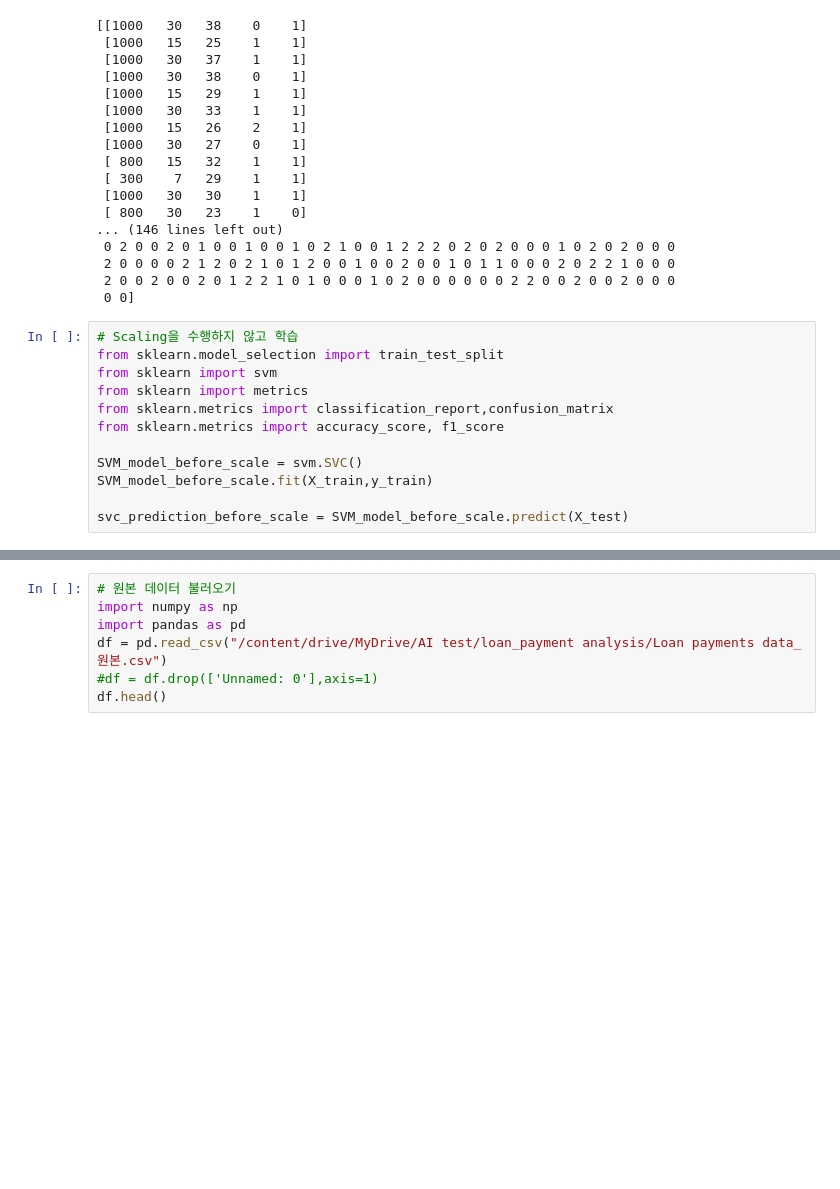
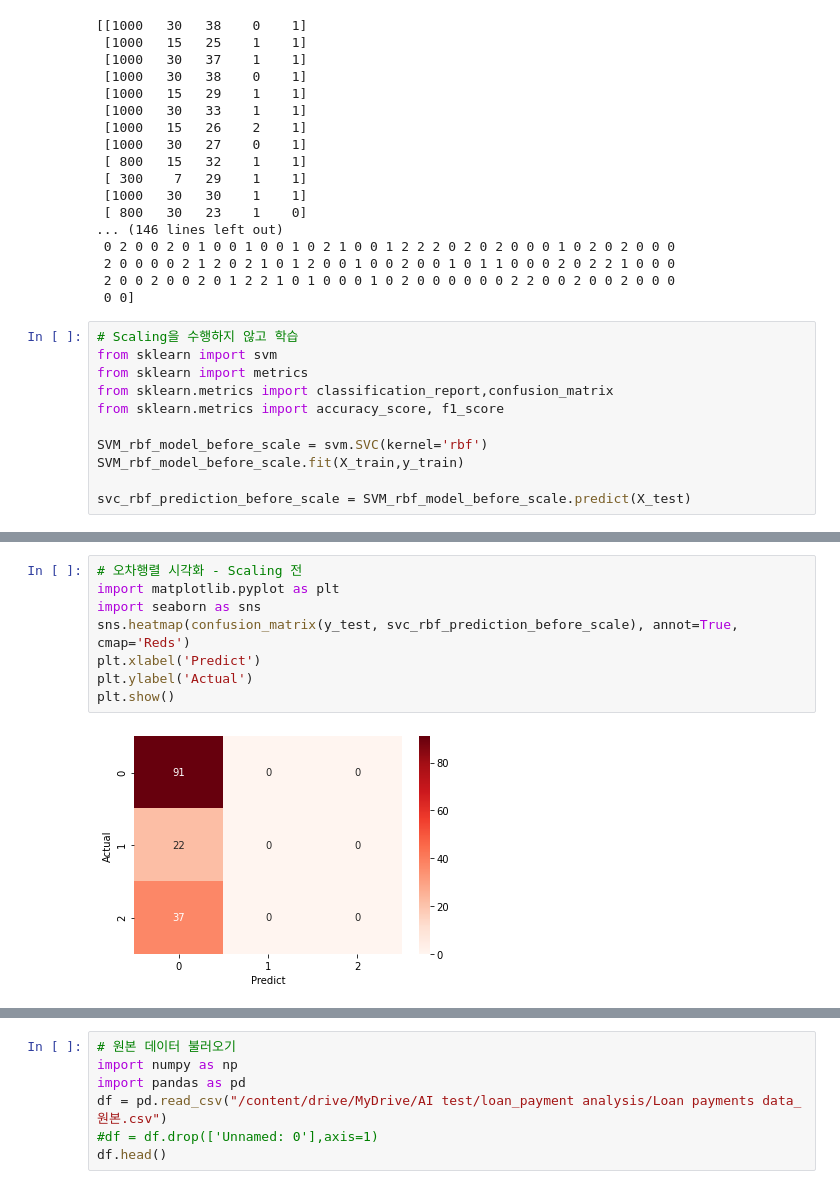
Before and after one commit to soeun727/AI-Project-Corona, a Jupyter notebook: Loan_Data_Classification_SVM.ipynb, the cells around one changed output, grey strips where cells are left out. Drawn from its saved outputs; the diff is of its cells as text; blank space fills up the shorter version.

```diff
--- a/Loan_Data_Classification_SVM.ipynb
+++ b/Loan_Data_Classification_SVM.ipynb
@@ -61,16 +59,15 @@ print(y_test)
  0 0]
 # %%
 # Scaling을 수행하지 않고 학습
-from sklearn.model_selection import train_test_split
 from sklearn import svm
 from sklearn import metrics
 from sklearn.metrics import classification_report,confusion_matrix
 from sklearn.metrics import accuracy_score, f1_score
 
-SVM_model_before_scale = svm.SVC()
-SVM_model_before_scale.fit(X_train,y_train)
+SVM_rbf_model_before_scale = svm.SVC(kernel='rbf')
+SVM_rbf_model_before_scale.fit(X_train,y_train)
 
-svc_prediction_before_scale = SVM_model_before_scale.predict(X_test)
+svc_rbf_prediction_before_scale = SVM_rbf_model_before_scale.predict(X_test)
 # %%
 # Scaling을 수행한 후 학습
 from sklearn.preprocessing import StandardScaler
@@ -114,0 +130,10 @@ weighted avg       0.37      0.61      0.46       150
+# %%
+# 오차행렬 시각화 - Scaling 전
+import matplotlib.pyplot as plt
+import seaborn as sns
+sns.heatmap(confusion_matrix(y_test, svc_rbf_prediction_before_scale), annot=True, cmap='Reds')
+plt.xlabel('Predict')
+plt.ylabel('Actual')
+plt.show()
+# %% [output]
+[figure, added]
```
Also changed, not shown: parts of 64 cells of this notebook.
